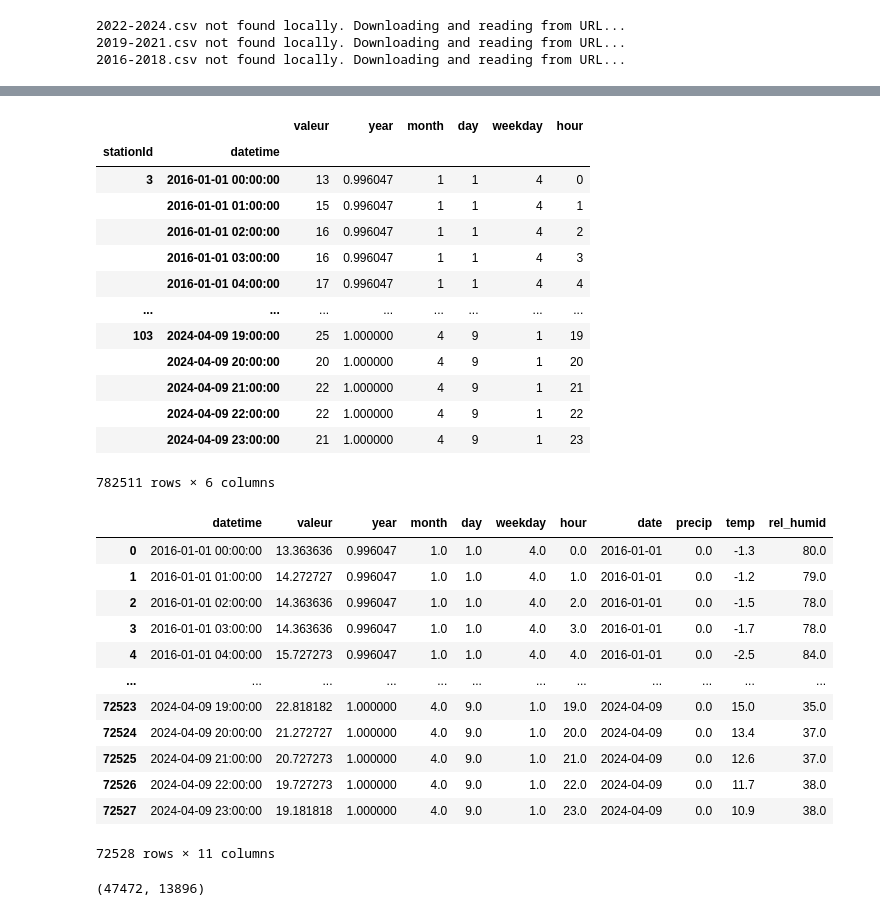
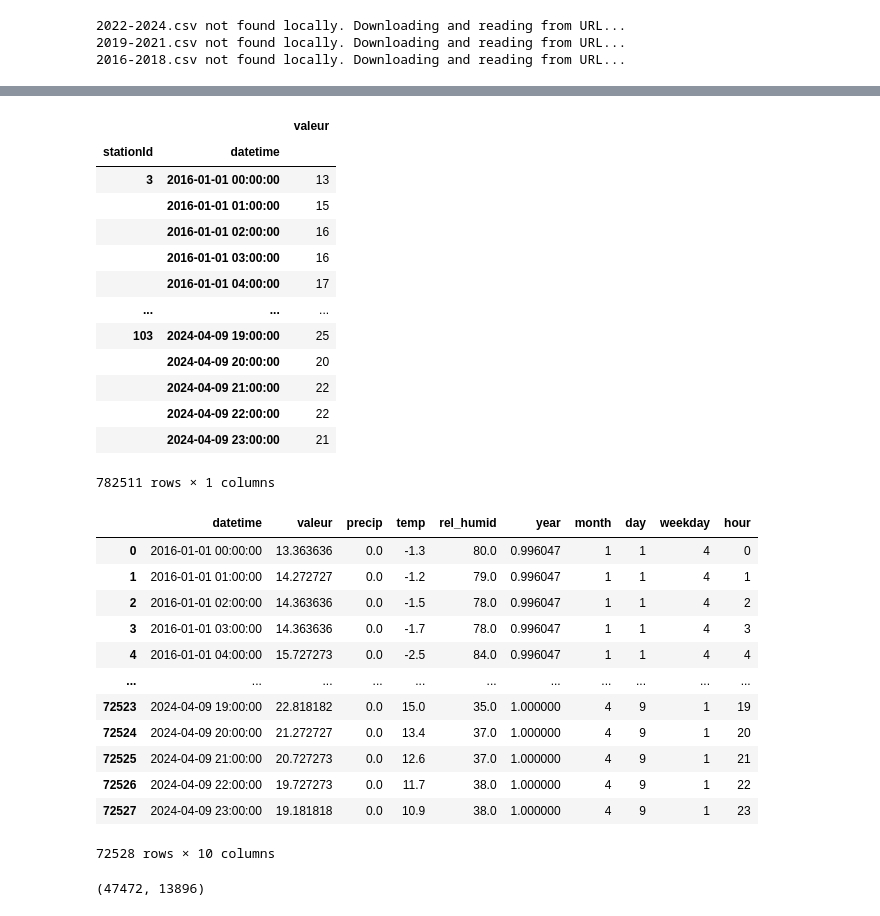
Before and after one commit to Magellol/montreal-aqi-predictions, a Jupyter notebook: index.ipynb, the cells around one changed output, grey strips where cells are left out. Drawn from its saved outputs; the diff is of its cells as text; code cells hidden in the pictures.

```diff
--- a/index.ipynb
+++ b/index.ipynb
@@ -216,15 +191,6 @@ df['datetime'] = pd.to_datetime(df['date'] + ' ' + df['heure'].astype(str) + ':0
 df.drop(["heure", "polluant", "date"], axis=1, inplace=True)
 df.sort_values("datetime", inplace=True)
 
-df['year'] = df['datetime'].dt.year
-
-# Year has a bigger number range than the rest so we divide it up by its maximum
-df['year'] = df['year'] / df['year'].max()
-df['month'] = df['datetime'].dt.month
-df['day'] = df['datetime'].dt.day
-df['weekday'] = df['datetime'].dt.weekday
-df['hour'] = df['datetime'].dt.hour
-
 # Taking a sample of data for a given datetime and station id
 # df[(df["stationId"] == 103) & (df["datetime"] == "2024-04-15 19:00:00")]
 
@@ -254,44 +220,51 @@ group1_df = df.groupby(['stationId', 'datetime']).max("valeur")
 # Manually verifying the maximum has been taken for a given station id on a given datetime
 group1_df
 # %% [output]
-|  |  | valeur | year | month | day | weekday | hour |
-| stationId | datetime |  |  |  |  |  |  |
-| 3 | 2016-01-01 00:00:00 | 13 | 0.996047 | 1 | 1 | 4 | 0 |
-|  | 2016-01-01 01:00:00 | 15 | 0.996047 | 1 | 1 | 4 | 1 |
-|  | 2016-01-01 02:00:00 | 16 | 0.996047 | 1 | 1 | 4 | 2 |
-|  | 2016-01-01 03:00:00 | 16 | 0.996047 | 1 | 1 | 4 | 3 |
-|  | 2016-01-01 04:00:00 | 17 | 0.996047 | 1 | 1 | 4 | 4 |
-| ... | ... | ... | ... | ... | ... | ... | ... |
-| 103 | 2024-04-09 19:00:00 | 25 | 1.000000 | 4 | 9 | 1 | 19 |
-|  | 2024-04-09 20:00:00 | 20 | 1.000000 | 4 | 9 | 1 | 20 |
-|  | 2024-04-09 21:00:00 | 22 | 1.000000 | 4 | 9 | 1 | 21 |
-|  | 2024-04-09 22:00:00 | 22 | 1.000000 | 4 | 9 | 1 | 22 |
-|  | 2024-04-09 23:00:00 | 21 | 1.000000 | 4 | 9 | 1 | 23 |
+|  |  | valeur |
+| stationId | datetime |  |
+| 3 | 2016-01-01 00:00:00 | 13 |
+|  | 2016-01-01 01:00:00 | 15 |
+|  | 2016-01-01 02:00:00 | 16 |
+|  | 2016-01-01 03:00:00 | 16 |
+|  | 2016-01-01 04:00:00 | 17 |
+| ... | ... | ... |
+| 103 | 2024-04-09 19:00:00 | 25 |
+|  | 2024-04-09 20:00:00 | 20 |
+|  | 2024-04-09 21:00:00 | 22 |
+|  | 2024-04-09 22:00:00 | 22 |
+|  | 2024-04-09 23:00:00 | 21 |
-782511 rows × 6 columns
+782511 rows × 1 columns
 # %%
 # Get the mean across all station maximums for each datetime
 group2_df = group1_df.groupby("datetime").mean("valeur")
-group2_df['date'] = group2_df.index.date
 group2_df.reset_index(inplace=True)
 
 merged = pd.merge(group2_df, weather_df, on="datetime", how="left")
 
+merged['year'] = merged['datetime'].dt.year
+# Year has a bigger number range than the rest so we divide it up by its maximum
+merged['year'] = merged['year'] / merged['year'].max()
+merged['month'] = merged['datetime'].dt.month
+merged['day'] = merged['datetime'].dt.day
+merged['weekday'] = merged['datetime'].dt.weekday
+merged['hour'] = merged['datetime'].dt.hour
+
 # merged[merged['datetime'] >= pd.Timestamp("2023-10-01")]
 merged
 # %% [output]
-|  | datetime | valeur | year | month | day | weekday | hour | date | precip | temp | rel_humid |
-| 0 | 2016-01-01 00:00:00 | 13.363636 | 0.996047 | 1.0 | 1.0 | 4.0 | 0.0 | 2016-01-01 | 0.0 | -1.3 | 80.0 |
-| 1 | 2016-01-01 01:00:00 | 14.272727 | 0.996047 | 1.0 | 1.0 | 4.0 | 1.0 | 2016-01-01 | 0.0 | -1.2 | 79.0 |
-| 2 | 2016-01-01 02:00:00 | 14.363636 | 0.996047 | 1.0 | 1.0 | 4.0 | 2.0 | 2016-01-01 | 0.0 | -1.5 | 78.0 |
-| 3 | 2016-01-01 03:00:00 | 14.363636 | 0.996047 | 1.0 | 1.0 | 4.0 | 3.0 | 2016-01-01 | 0.0 | -1.7 | 78.0 |
-| 4 | 2016-01-01 04:00:00 | 15.727273 | 0.996047 | 1.0 | 1.0 | 4.0 | 4.0 | 2016-01-01 | 0.0 | -2.5 | 84.0 |
-| ... | ... | ... | ... | ... | ... | ... | ... | ... | ... | ... | ... |
-| 72523 | 2024-04-09 19:00:00 | 22.818182 | 1.000000 | 4.0 | 9.0 | 1.0 | 19.0 | 2024-04-09 | 0.0 | 15.0 | 35.0 |
-| 72524 | 2024-04-09 20:00:00 | 21.272727 | 1.000000 | 4.0 | 9.0 | 1.0 | 20.0 | 2024-04-09 | 0.0 | 13.4 | 37.0 |
-| 72525 | 2024-04-09 21:00:00 | 20.727273 | 1.000000 | 4.0 | 9.0 | 1.0 | 21.0 | 2024-04-09 | 0.0 | 12.6 | 37.0 |
-| 72526 | 2024-04-09 22:00:00 | 19.727273 | 1.000000 | 4.0 | 9.0 | 1.0 | 22.0 | 2024-04-09 | 0.0 | 11.7 | 38.0 |
-| 72527 | 2024-04-09 23:00:00 | 19.181818 | 1.000000 | 4.0 | 9.0 | 1.0 | 23.0 | 2024-04-09 | 0.0 | 10.9 | 38.0 |
+|  | datetime | valeur | precip | temp | rel_humid | year | month | day | weekday | hour |
+| 0 | 2016-01-01 00:00:00 | 13.363636 | 0.0 | -1.3 | 80.0 | 0.996047 | 1 | 1 | 4 | 0 |
+| 1 | 2016-01-01 01:00:00 | 14.272727 | 0.0 | -1.2 | 79.0 | 0.996047 | 1 | 1 | 4 | 1 |
+| 2 | 2016-01-01 02:00:00 | 14.363636 | 0.0 | -1.5 | 78.0 | 0.996047 | 1 | 1 | 4 | 2 |
+| 3 | 2016-01-01 03:00:00 | 14.363636 | 0.0 | -1.7 | 78.0 | 0.996047 | 1 | 1 | 4 | 3 |
+| 4 | 2016-01-01 04:00:00 | 15.727273 | 0.0 | -2.5 | 84.0 | 0.996047 | 1 | 1 | 4 | 4 |
+| ... | ... | ... | ... | ... | ... | ... | ... | ... | ... | ... |
+| 72523 | 2024-04-09 19:00:00 | 22.818182 | 0.0 | 15.0 | 35.0 | 1.000000 | 4 | 9 | 1 | 19 |
+| 72524 | 2024-04-09 20:00:00 | 21.272727 | 0.0 | 13.4 | 37.0 | 1.000000 | 4 | 9 | 1 | 20 |
+| 72525 | 2024-04-09 21:00:00 | 20.727273 | 0.0 | 12.6 | 37.0 | 1.000000 | 4 | 9 | 1 | 21 |
+| 72526 | 2024-04-09 22:00:00 | 19.727273 | 0.0 | 11.7 | 38.0 | 1.000000 | 4 | 9 | 1 | 22 |
+| 72527 | 2024-04-09 23:00:00 | 19.181818 | 0.0 | 10.9 | 38.0 | 1.000000 | 4 | 9 | 1 | 23 |
-72528 rows × 11 columns
+72528 rows × 10 columns
 # %%
 
 # Train data goes from FIRST_DAY (~2016) to 2021-05-31
```
Also changed, not shown: parts of 9 cells of this notebook.
